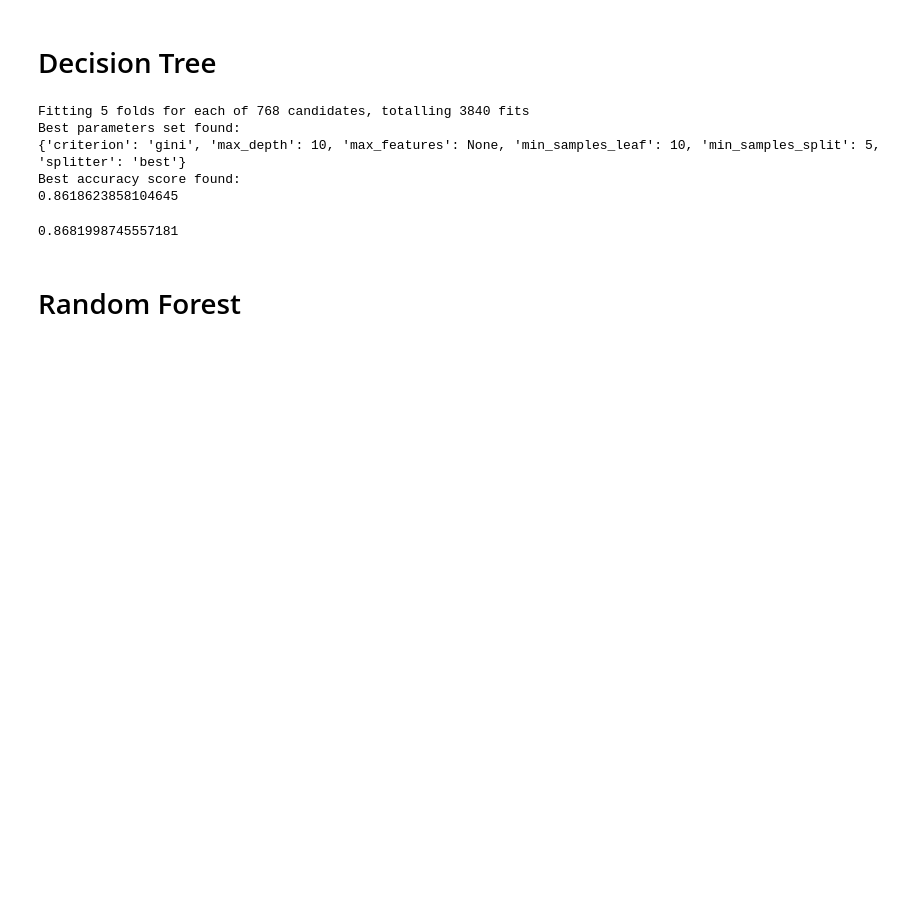
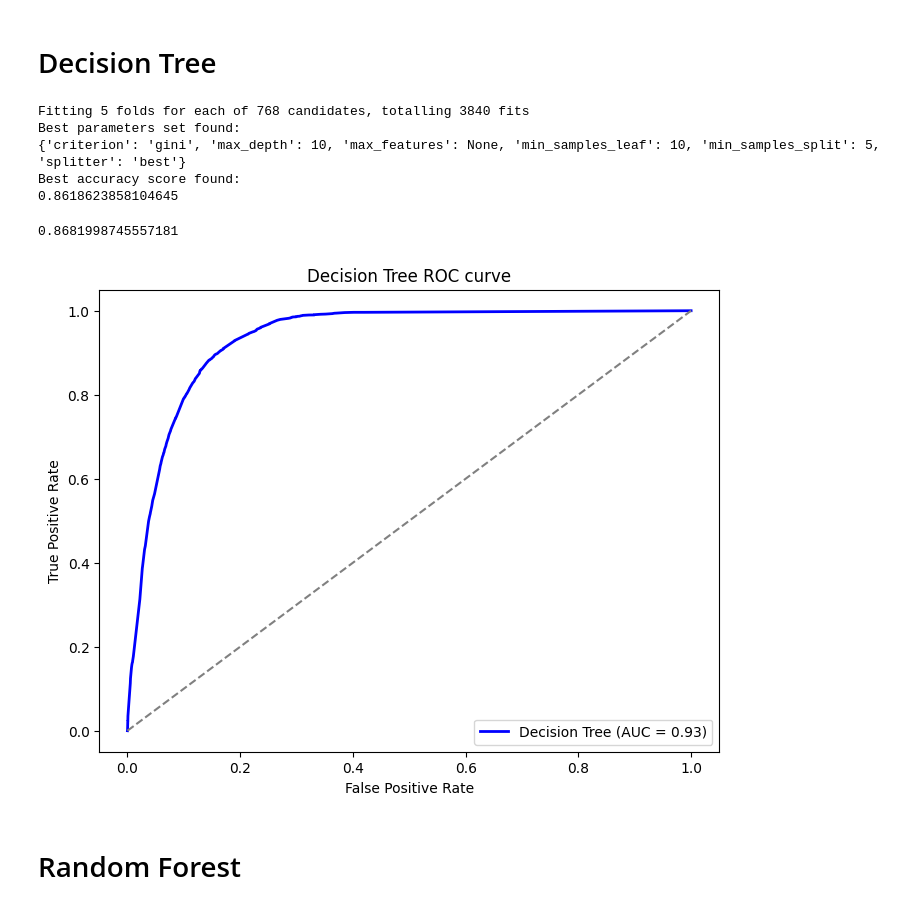
Before and after one commit to Alexthw46/DataMiningProject, a Jupyter notebook: TASK_3/predictive_analysis.ipynb, the cells around one changed output. Drawn from its saved outputs; the diff is of its cells as text; code cells hidden in the pictures; blank space fills up the shorter version.

```diff
--- a/TASK_3/predictive_analysis.ipynb
+++ b/TASK_3/predictive_analysis.ipynb
@@ -227,10 +236,15 @@ Best parameters set found:
 Best accuracy score found:
 0.8618623858104645
 # %%
-DecisionTreeClassifier(criterion='gini', max_depth=10, max_features=None, min_samples_leaf=10, min_samples_split=5,
-                       splitter='best').fit(X_std_dev, y_dev).score(X_std_test, y_test)
+decision_tree = DecisionTreeClassifier(criterion='gini', max_depth=10, max_features=None, min_samples_leaf=10,
+                                       min_samples_split=5,
+                                       splitter='best')
+print(decision_tree.fit(X_std_dev, y_dev).score(X_std_test, y_test))
+
+plot_roc_curve(y_test, decision_tree.predict_proba(X_std_test)[:, 1], 'Decision Tree')
 # %% [output]
 0.8681998745557181
+[figure, added]
 # %% [markdown]
 # Random Forest
 # %%
```
Also changed, not shown: parts of 30 cells of this notebook, 2 other files.
